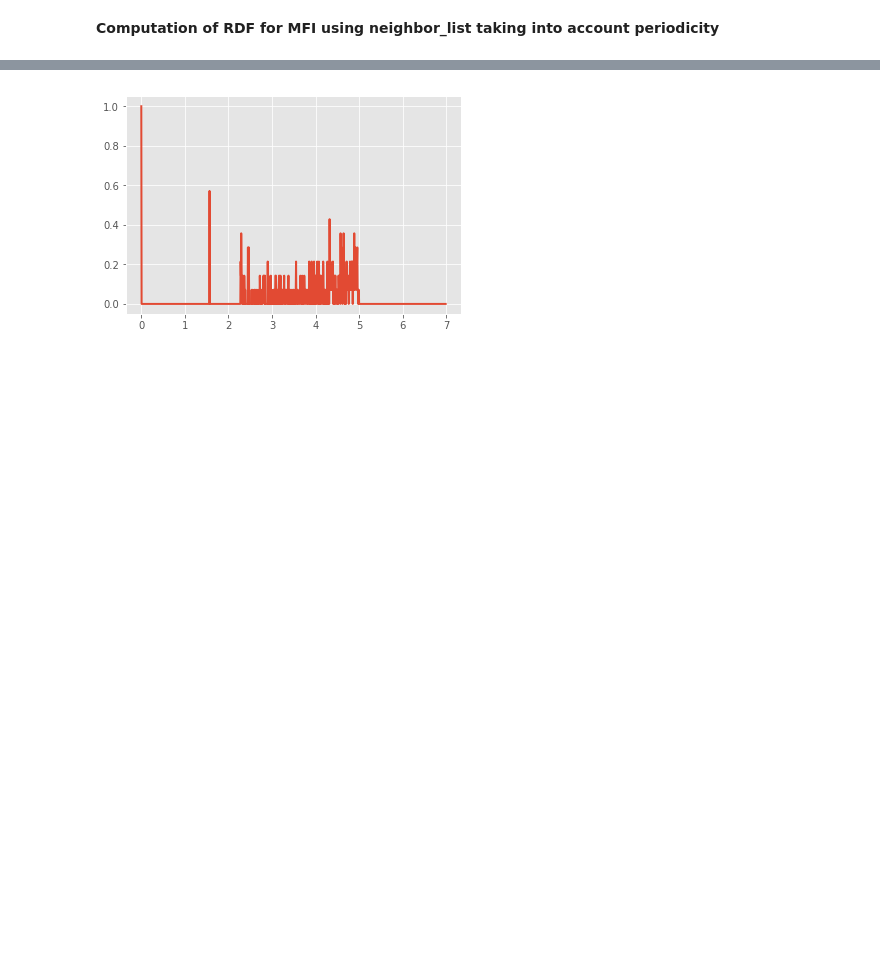
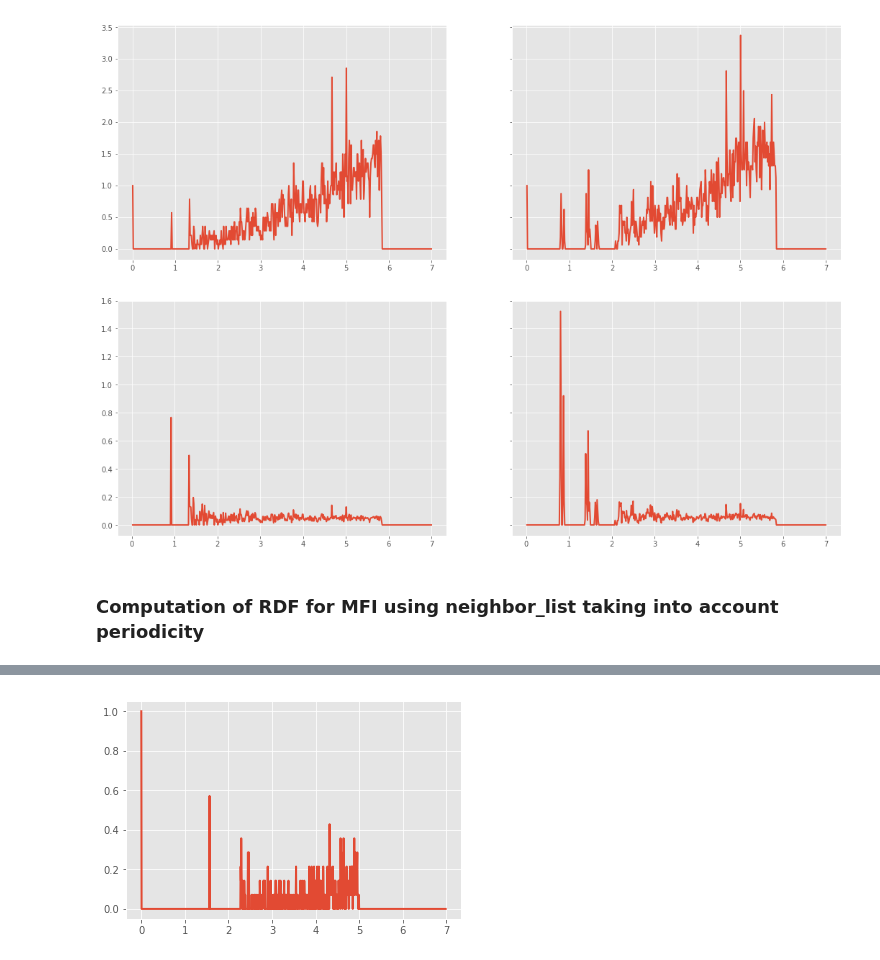
Before and after one commit to auag92/atomStat, a Jupyter notebook: RDF_cif.ipynb, the cells around one changed output, grey strips where cells are left out. Saved outputs shown, nothing was run; the diff lists cells and outputs as text; code cells hidden in the pictures; blank space fills up the shorter version.

```diff
--- a/RDF_cif.ipynb
+++ b/RDF_cif.ipynb
@@ -66,2 +154,49 @@ atoms = aio.read("data/struct_1.cif")
+# %%
+sym1 = "H"
+sym2 = "C"
+syms = np.asarray(atoms.get_chemical_symbols())
+idx_1 = np.where(syms == sym1)[0]
+idx_2 = np.where(syms == sym2)[0]
+
+coords = atoms.get_positions()
+coords_1 = coords[idx_1]
+coords_2 = coords[idx_2]
+
+cell = atoms.get_cell()
+
+N_1 = len(idx_1)
+N_2 = len(idx_2)
+
+pbc = atoms.get_pbc()
+
+atom_1 = Atoms(positions=coords_1,
+               cell=cell, pbc=pbc,
+               symbols=[sym1]*N_1)
+
+atom_2 = Atoms(positions=coords_2,
+               cell=cell, pbc=pbc,
+               symbols=[sym2]*N_2)
+# %%
+rdf1, bin_edges = compute_rdf(atom_1, cutoff_=10, nbins_=501)
+rdf2, bin_edges = compute_rdf(atom_2, cutoff_=10, nbins_=501)
+
+vols = 4 / 3 * np.pi * (bin_edges[1:]**3 - bin_edges[:-1]**3)
+bin_centers = (bin_edges[:-1] + bin_edges[1:]) * 0.5
+
+pdf1 = rdf1 / vols
+pdf2 = rdf2 / vols
+# %%
+fig, ax = plt.subplots(1, 2, sharex=True, sharey=True, figsize=(18, 6))
+ax[0].plot(bin_centers, rdf1)
+ax[1].plot(bin_centers, rdf2)
+plt.show()
+
+fig, ax = plt.subplots(1, 2, sharex=True, sharey=True, figsize=(18, 6))
+ax[0].plot(bin_centers[1:], pdf1[1:])
+ax[1].plot(bin_centers[1:], pdf2[1:])
+plt.show()
+# %% [output]
+[figure, added]
+[figure, added]
 # %% [markdown]
-**Computation of RDF for MFI using neighbor_list taking into account periodicity**
+### Computation of RDF for MFI using neighbor_list taking into account periodicity
```
Also changed, not shown: parts of 14 cells of this notebook, 2 other files.
